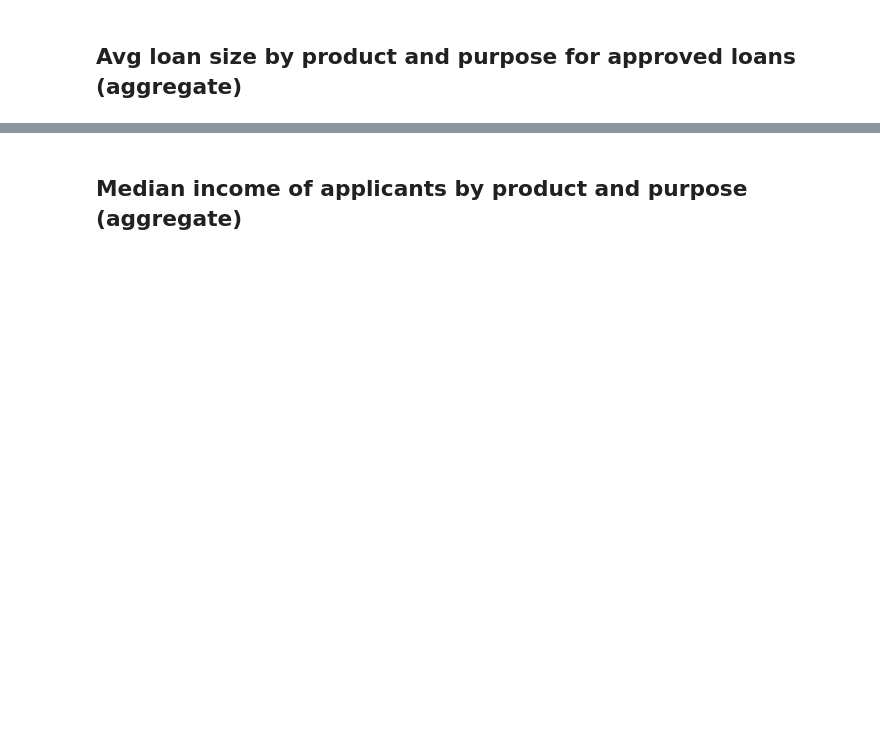
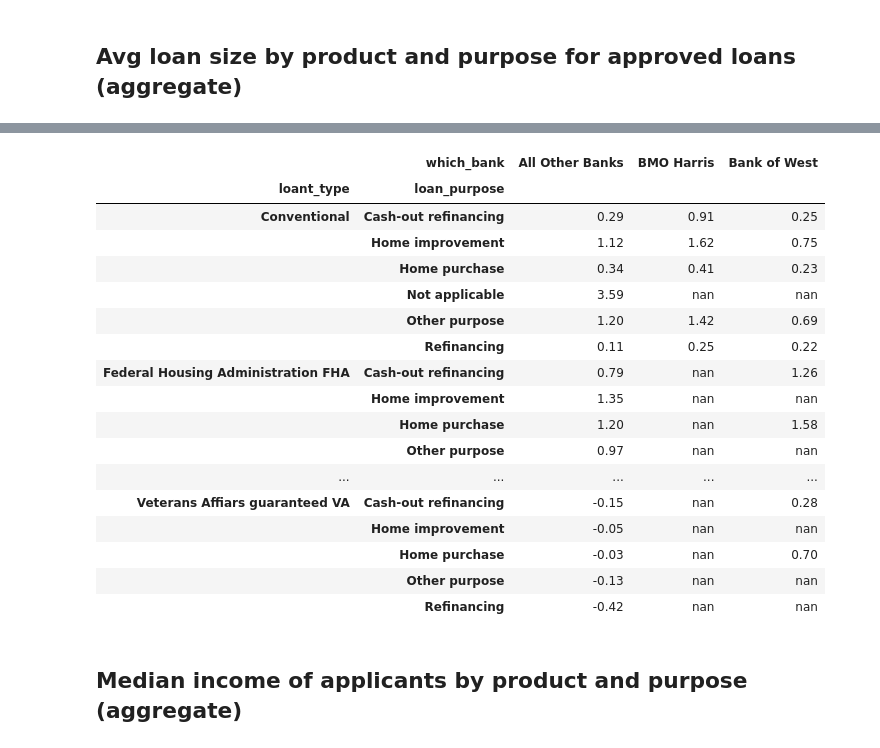
Before and after one commit to LeDataSciFi/FinTech-Capstone-2023, a Jupyter notebook: code/Descriptive_Statistics.ipynb, the cells around one changed output, grey strips where cells are left out. Cells and saved outputs as stored; diff of their text form; code cells hidden in the pictures; blank space fills up the shorter version.

```diff
--- a/code/Descriptive_Statistics.ipynb
+++ b/code/Descriptive_Statistics.ipynb
@@ -156,8 +169,27 @@ hmda.query('action_taken == "Loan Originated"').pivot_table(index=['loant_type',
 # %%
 hmda.pivot_table(index=['loant_type', 'loan_purpose'],
                  columns = ['which_bank'],
                  values='rate_spread',
-                 aggfunc='mean').style.format('{:,.0f}')
+                 aggfunc='mean').applymap("{:.2f}".format)
+# %% [output]
+|  | which_bank | All Other Banks | BMO Harris | Bank of West |
+| loant_type | loan_purpose |  |  |  |
+| Conventional | Cash-out refinancing | 0.29 | 0.91 | 0.25 |
+|  | Home improvement | 1.12 | 1.62 | 0.75 |
+|  | Home purchase | 0.34 | 0.41 | 0.23 |
+|  | Not applicable | 3.59 | nan | nan |
+|  | Other purpose | 1.20 | 1.42 | 0.69 |
+|  | Refinancing | 0.11 | 0.25 | 0.22 |
+| Federal Housing Administration FHA | Cash-out refinancing | 0.79 | nan | 1.26 |
+|  | Home improvement | 1.35 | nan | nan |
+|  | Home purchase | 1.20 | nan | 1.58 |
+|  | Other purpose | 0.97 | nan | nan |
+| ... | ... | ... | ... | ... |
+| Veterans Affiars guaranteed VA | Cash-out refinancing | -0.15 | nan | 0.28 |
+|  | Home improvement | -0.05 | nan | nan |
+|  | Home purchase | -0.03 | nan | 0.70 |
+|  | Other purpose | -0.13 | nan | nan |
+|  | Refinancing | -0.42 | nan | nan |
 # %% [markdown]
 ## Median income of applicants by product and purpose (aggregate)
 # %%
```
Also changed, not shown: parts of 10 cells of this notebook, 2 other files.
